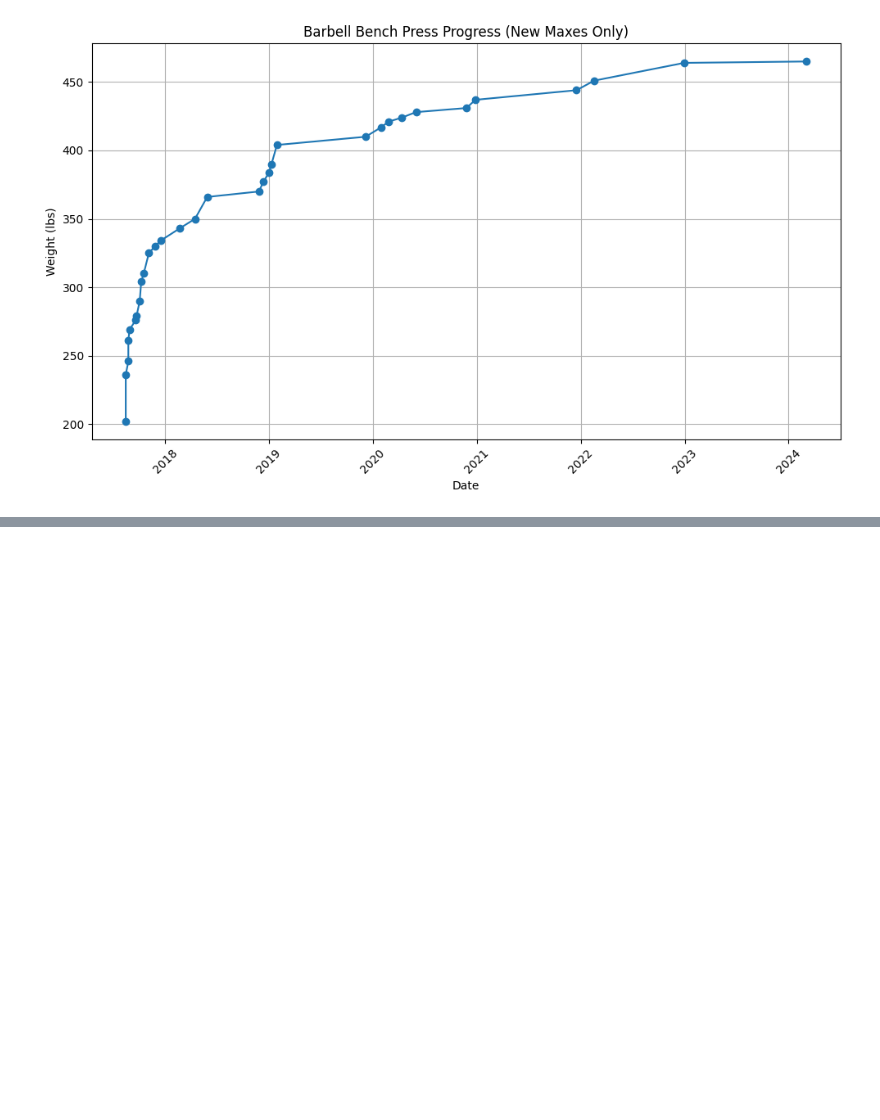
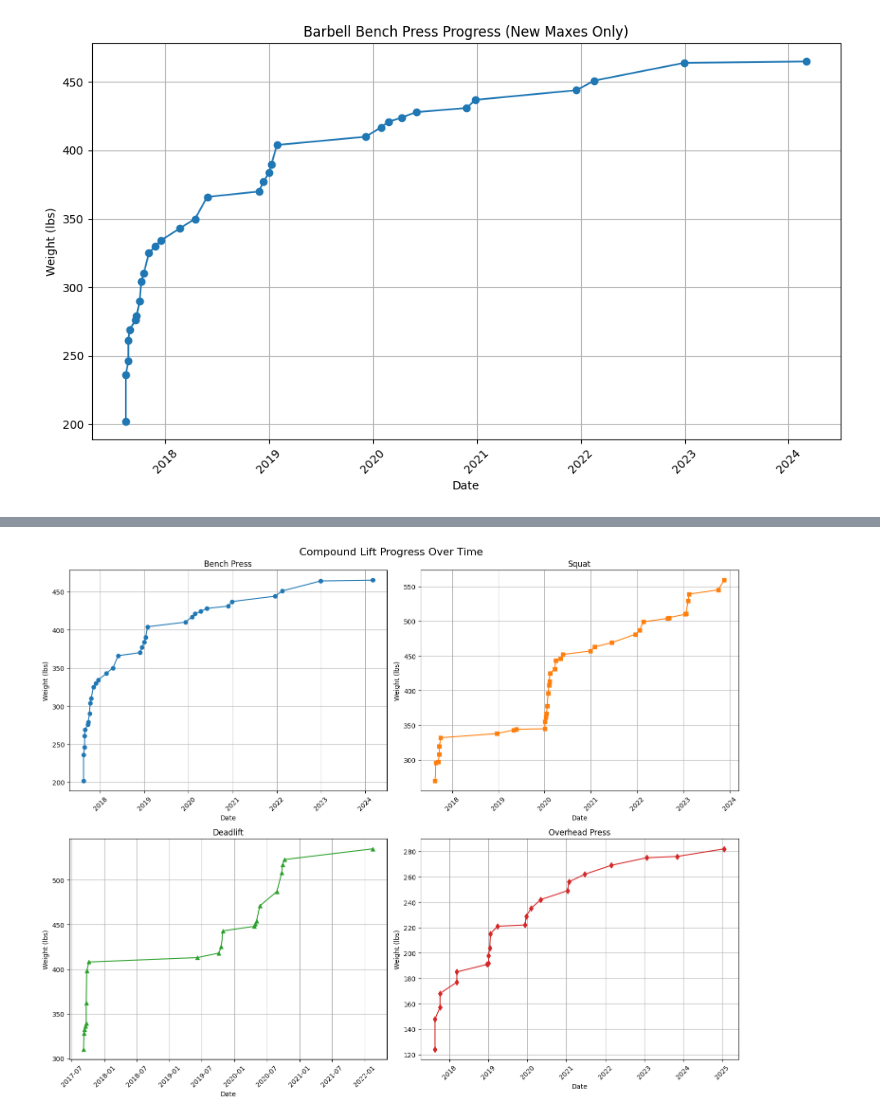
Before and after one commit to WeightliftingApp/WeightliftingApp-AnalyzeData, a Jupyter notebook: src/analyze_bench.ipynb, the cells around one changed output, grey strips where cells are left out. Drawn from its saved outputs; the diff is of its cells as text; code cells hidden in the pictures; blank space fills up the shorter version.

```diff
--- a/src/analyze_bench.ipynb
+++ b/src/analyze_bench.ipynb
@@ -44,0 +182,42 @@ plt.show()
+# %%
+# Create a figure with subplots for each lift
+fig, ((ax1, ax2), (ax3, ax4)) = plt.subplots(2, 2, figsize=(15, 12))
+fig.suptitle('Compound Lift Progress Over Time', size=16)
+
+# Plot bench press
+ax1.plot(max_df["date"], max_df["weight"], marker="o", color='#1f77b4')
+ax1.set_title("Bench Press")
+ax1.set_xlabel("Date")
+ax1.set_ylabel("Weight (lbs)")
+ax1.grid(True)
+ax1.tick_params(axis='x', rotation=45)
+
+# Plot squat if available
+if "squat_max_df" in locals():
+    ax2.plot(squat_max_df["date"], squat_max_df["weight"], marker="s", color='#ff7f0e')
+ax2.set_title("Squat")
+ax2.set_xlabel("Date")
+ax2.set_ylabel("Weight (lbs)")
+ax2.grid(True)
+ax2.tick_params(axis='x', rotation=45)
+
+# Plot deadlift
+ax3.plot(deadlift_max_df["date"], deadlift_max_df["weight"], marker="^", color='#2ca02c')
+ax3.set_title("Deadlift")
+ax3.set_xlabel("Date")
+ax3.set_ylabel("Weight (lbs)")
+ax3.grid(True)
+ax3.tick_params(axis='x', rotation=45)
+
+# Plot OHP
+ax4.plot(ohp_max_df["date"], ohp_max_df["weight"], marker="d", color='#d62728')
+ax4.set_title("Overhead Press")
+ax4.set_xlabel("Date")
+ax4.set_ylabel("Weight (lbs)")
+ax4.grid(True)
+ax4.tick_params(axis='x', rotation=45)
+
+plt.tight_layout()
+plt.show()
+# %% [output]
+[figure, added]
```
Also changed, not shown: parts of 4 cells of this notebook, 5 other files.
